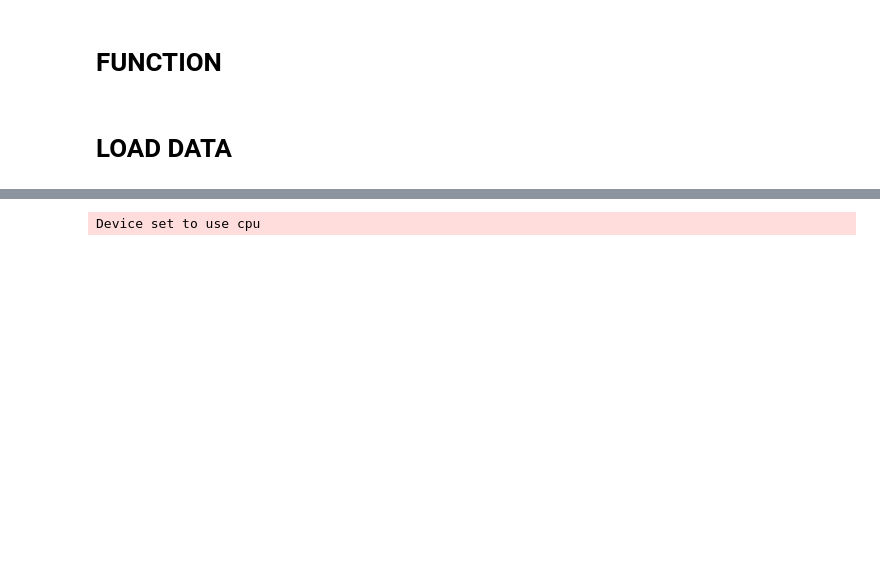
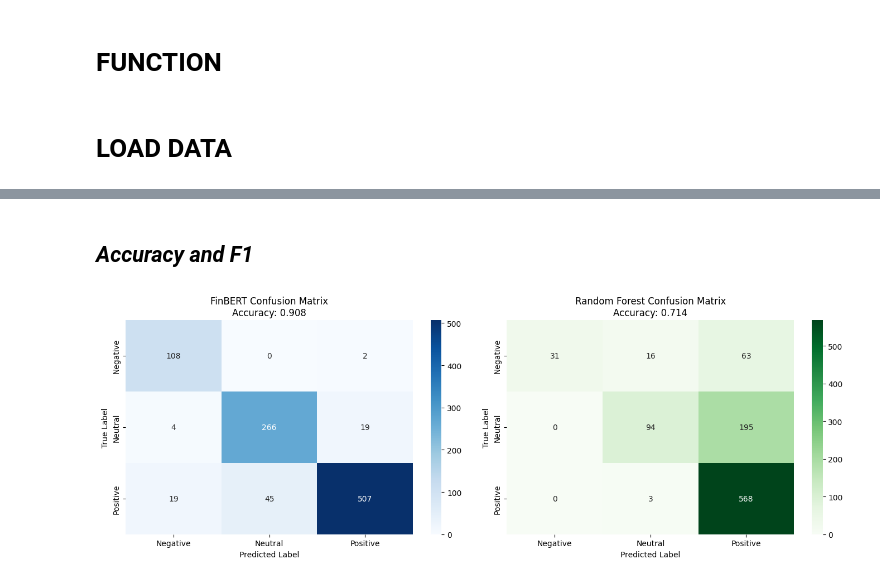
Before and after one commit to MrNquyen/Financial-Sentiment-Analysis, a Jupyter notebook: project_compare_baseline/compare.ipynb, the cells around one changed output, grey strips where cells are left out. Cells and saved outputs as stored; diff of their text form; code cells hidden in the pictures; blank space fills up the shorter version.

```diff
--- a/project_compare_baseline/compare.ipynb
+++ b/project_compare_baseline/compare.ipynb
@@ -46,8 +33,13 @@ def load_npy(path):
 # %% [markdown]
 # LOAD DATA
 # %%
-test_path = r"C:\APAC\all_projects\finetuning-airflow-project\project_2_training\data\test.csv"
-test_df = pd.read_csv(test_path)
+finbert_pred_path = r"F:\UNIVERSITY\Project\Sentiment-Analysis-Airflow\Financial-Sentiment-Analysis\project_compare_baseline\save\finbert_pred.npy"
+rf_pred_path = r"F:\UNIVERSITY\Project\Sentiment-Analysis-Airflow\Financial-Sentiment-Analysis\project_compare_baseline\save\rf_prediction.npy"
+test_path = r"F:\UNIVERSITY\Project\Sentiment-Analysis-Airflow\Financial-Sentiment-Analysis\project_2_training\data\test.csv"
+# %%
+test_df = pd.read_csv(test_path)
+y_true = test_df["label"].values
 # %%
-texts = list(test_df["title"].values)
+finbert_pred = load_npy(finbert_pred_path)
+rf_pred = load_npy(rf_pred_path)
 # %% [markdown]
@@ -55,4 +46,0 @@ texts = list(test_df["title"].values)
-# %%
-pipe = pipeline("text-classification", model="ProsusAI/finbert")
-# %% [output]
-Device set to use cpu
@@ -65,0 +47,2 @@ for start in tqdm(range(0, len(texts), batch_size)):
+# %% [markdown]
+## *Accuracy and F1*
@@ -65,0 +59,30 @@ for start in tqdm(range(0, len(texts), batch_size)):
+# %%
+
+
+# Calculate confusion matrices for both models
+fb_cm = confusion_matrix(y_true, finbert_pred)
+rf_cm = confusion_matrix(y_true, rf_pred)
+
+# Create subplots for comparison
+fig, axes = plt.subplots(1, 2, figsize=(14, 5))
+
+# Plot FinBERT confusion matrix
+sns.heatmap(fb_cm, annot=True, fmt='d', cmap='Blues', ax=axes[0],
+            xticklabels=['Negative', 'Neutral', 'Positive'],
+            yticklabels=['Negative', 'Neutral', 'Positive'])
+axes[0].set_title(f'FinBERT Confusion Matrix\nAccuracy: {fb_accuracy:.3f}')
+axes[0].set_ylabel('True Label')
+axes[0].set_xlabel('Predicted Label')
+
+# Plot Random Forest confusion matrix
+sns.heatmap(rf_cm, annot=True, fmt='d', cmap='Greens', ax=axes[1],
+            xticklabels=['Negative', 'Neutral', 'Positive'],
+            yticklabels=['Negative', 'Neutral', 'Positive'])
+axes[1].set_title(f'Random Forest Confusion Matrix\nAccuracy: {rf_accuracy:.3f}')
+axes[1].set_ylabel('True Label')
+axes[1].set_xlabel('Predicted Label')
+
+plt.tight_layout()
+plt.show()
+# %% [output]
+[figure, added]
```
Also changed, not shown: parts of 6 cells of this notebook, 13 other files.
